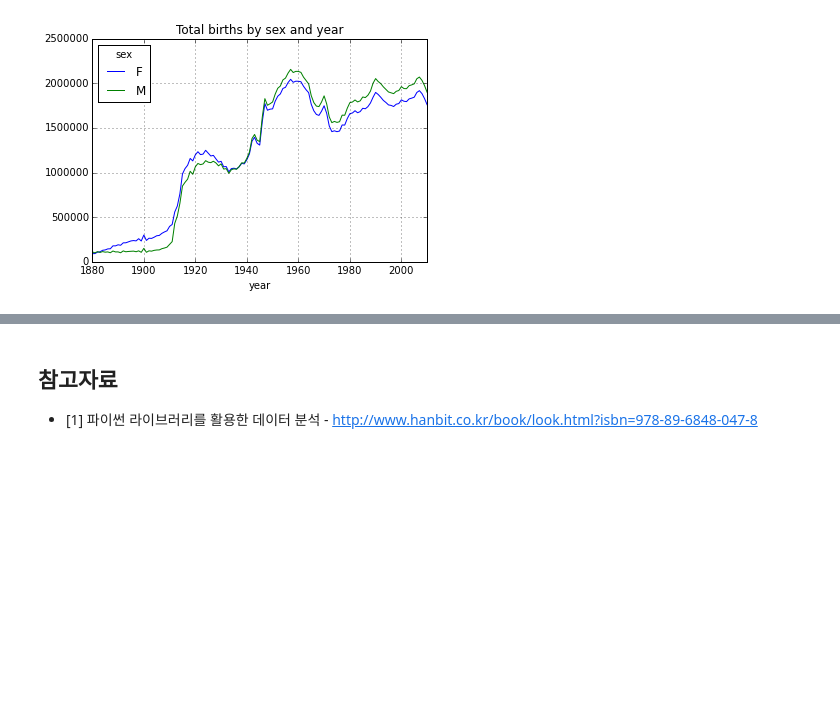
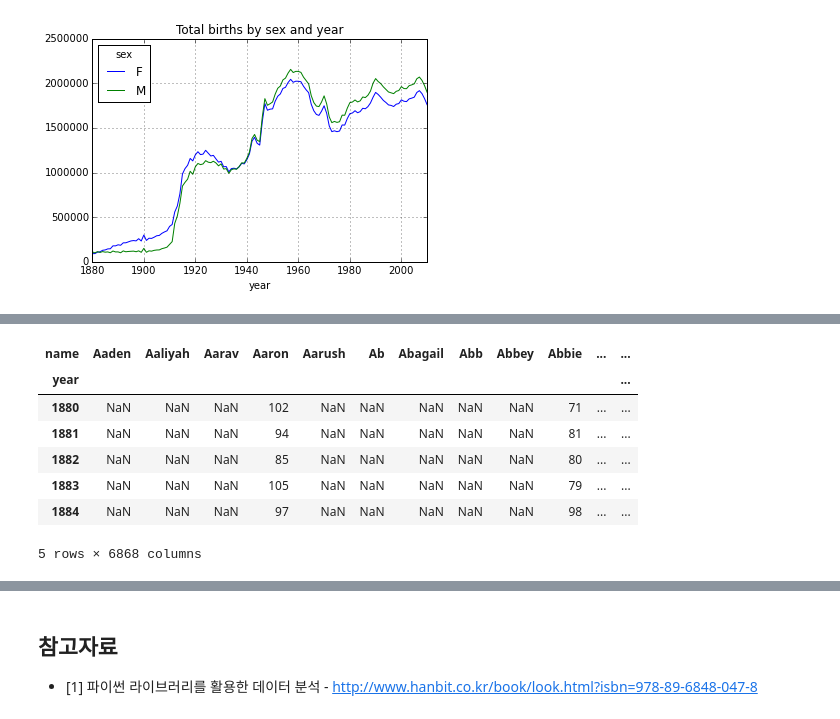
Before and after one commit to KonanAcademy/da, a Jupyter notebook: part1/00_1_python_example.ipynb, the cells around one changed output, grey strips where cells are left out. Cells and saved outputs as stored; diff of their text form; code cells hidden in the pictures; blank space fills up the shorter version.

```diff
--- a/part1/00_1_python_example.ipynb
+++ b/part1/00_1_python_example.ipynb
@@ -155,0 +316,11 @@ total_births.plot(title='Total births by sex and year')
+# %%
+total_births[:5]
+# %% [output]
+| name | Aaden | Aaliyah | Aarav | Aaron | Aarush | Ab | Abagail | Abb | Abbey | Abbie | ... | ... |
+| year |  |  |  |  |  |  |  |  |  |  |  | ... |
+| 1880 | NaN | NaN | NaN | 102 | NaN | NaN | NaN | NaN | NaN | 71 | ... | ... |
+| 1881 | NaN | NaN | NaN | 94 | NaN | NaN | NaN | NaN | NaN | 81 | ... | ... |
+| 1882 | NaN | NaN | NaN | 85 | NaN | NaN | NaN | NaN | NaN | 80 | ... | ... |
+| 1883 | NaN | NaN | NaN | 105 | NaN | NaN | NaN | NaN | NaN | 79 | ... | ... |
+| 1884 | NaN | NaN | NaN | 97 | NaN | NaN | NaN | NaN | NaN | 98 | ... | ... |
+5 rows × 6868 columns
```
Also changed, not shown: parts of 26 cells of this notebook.
